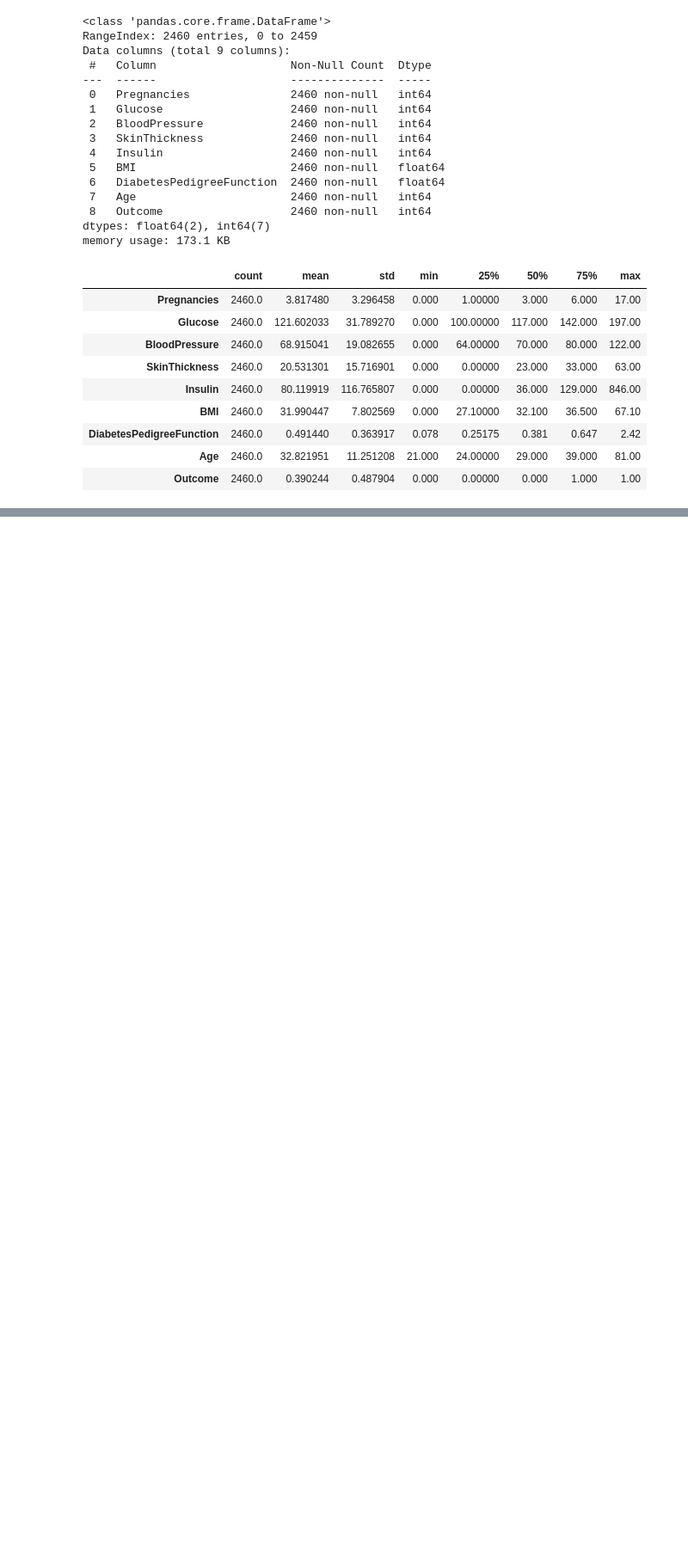
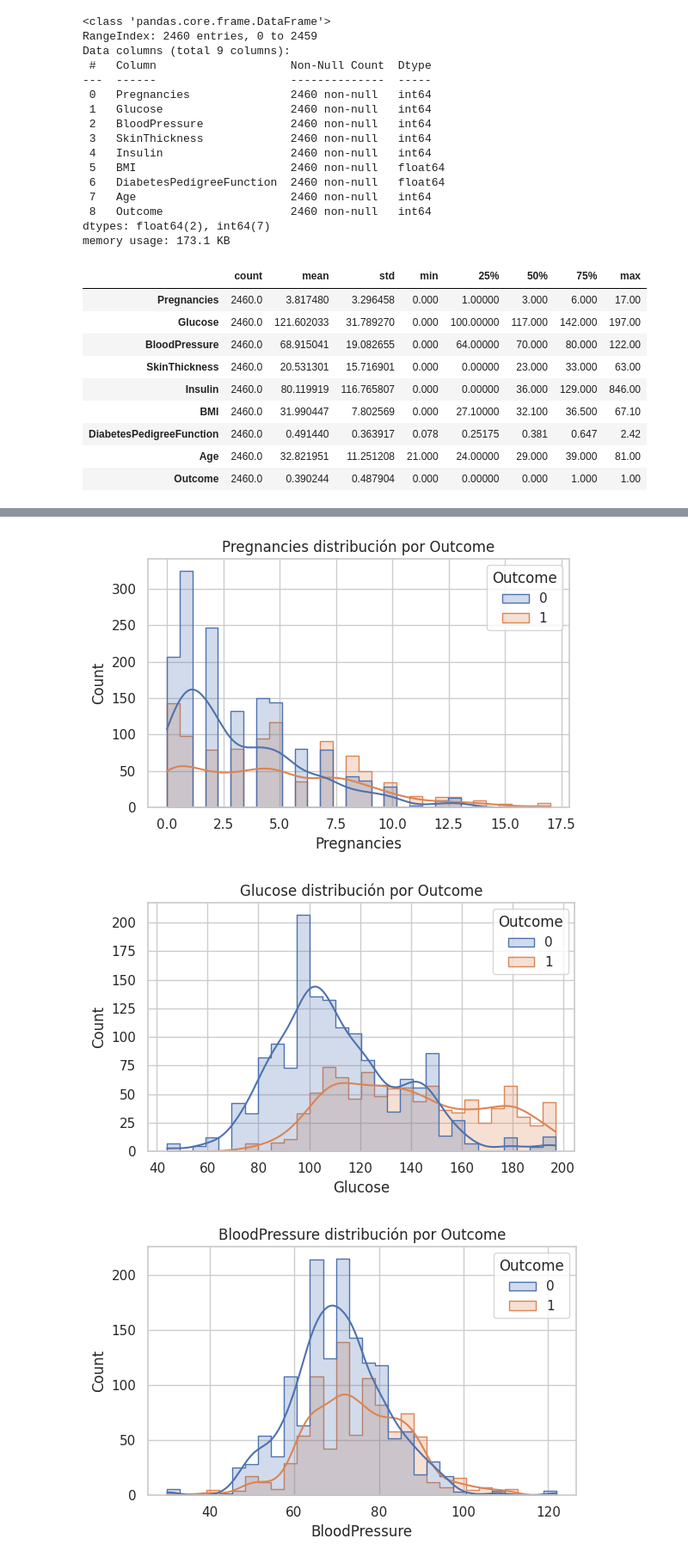
Before and after one commit to sebasGarcia/DiabetesScreening, a Jupyter notebook: prediction_notebook.ipynb, the cells around one changed output, grey strips where cells are left out. Shown at 86% size. Drawn from its saved outputs; the diff is of its cells as text; code cells hidden in the pictures; blank space fills up the shorter version.

```diff
--- a/prediction_notebook.ipynb
+++ b/prediction_notebook.ipynb
@@ -158,0 +164,22 @@ for col in numeric_cols:
+# %%
+#Distribución por variable objetivo
+target_col = "Outcome"
+
+for col in numeric_cols:
+    if col != target_col:
+        plt.figure(figsize=(6, 4))
+        sns.histplot(
+            data=df_copy,
+            x=col,
+            hue=target_col,
+            kde=True,
+            bins=30,
+            element="step"
+        )
+        plt.title(f"{col} distribución por {target_col}")
+        plt.tight_layout()
+        plt.show()
+# %% [output]
+[figure, added]
+[figure, added]
+[figure, added]
```
Also changed, not shown: parts of 15 cells of this notebook.
